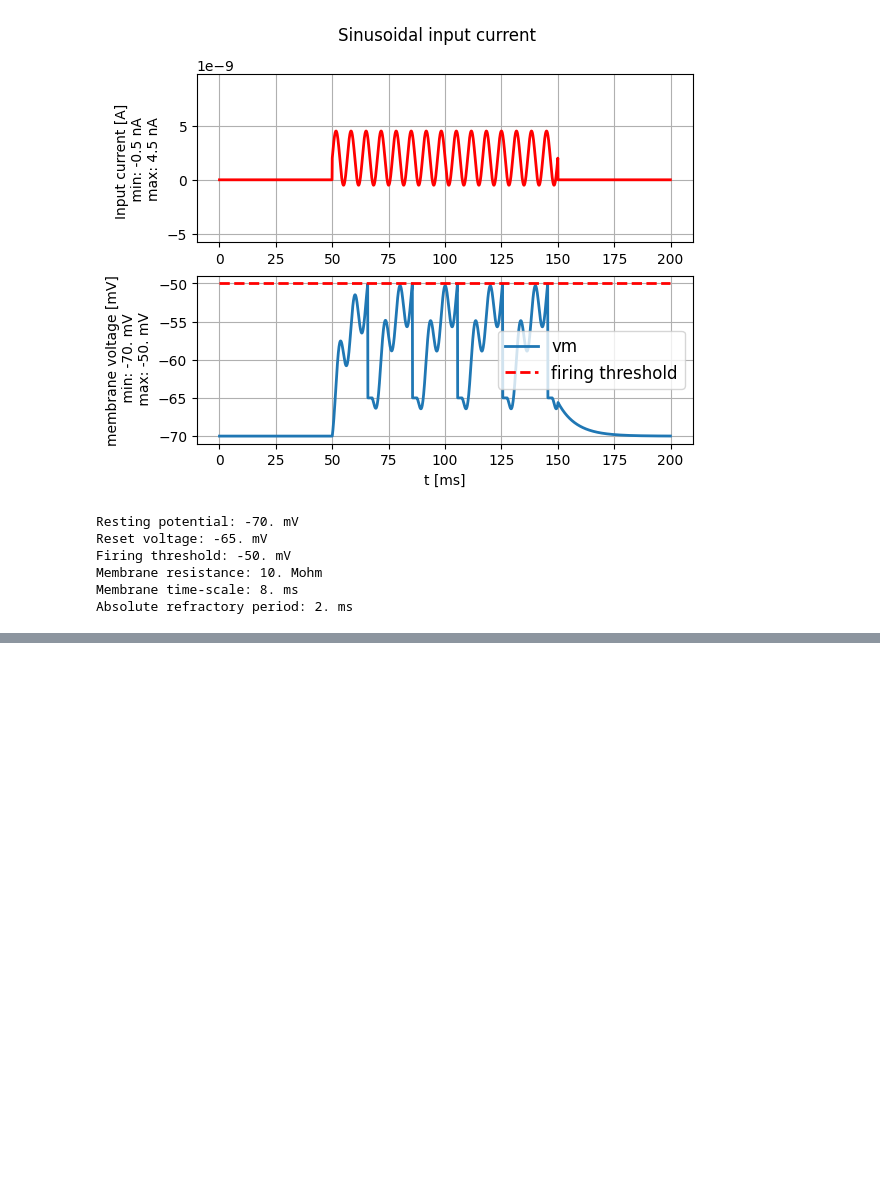
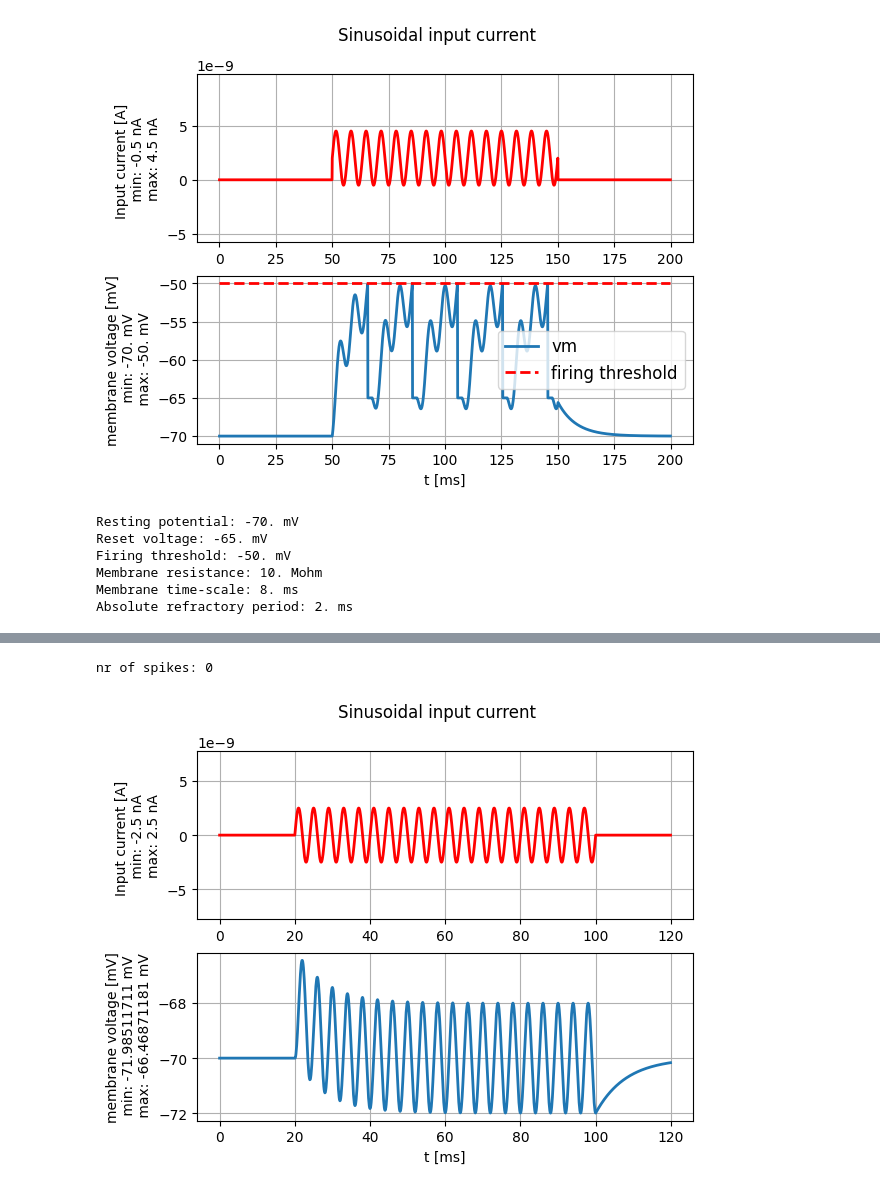
Before and after one commit to HyunsuLee/neural_dynamic_tutorial, a Jupyter notebook: tuto1.ipynb, the cells around one changed output, grey strips where cells are left out. Saved outputs shown, nothing was run; the diff lists cells and outputs as text; code cells hidden in the pictures; blank space fills up the shorter version.

```diff
--- a/tuto1.ipynb
+++ b/tuto1.ipynb
@@ -55,0 +111,15 @@ nr of spikes: 4
+# %%
+# note the higher resolution when discretizing the sine wave: we specify unit_time=0.1 * b2.ms
+sinusoidal_current = input_factory.get_sinusoidal_current(200, 1000, unit_time=0.1 * b2.ms,
+                                            amplitude= 2.5 * b2.namp, frequency=250*b2.Hz,
+                                            direct_current=0. * b2.namp)
+
+# run the LIF model. By setting the firing threshold to to a high value, we make sure to stay in the linear (non spiking) regime.
+(state_monitor, spike_monitor) = LIF.simulate_LIF_neuron(input_current=sinusoidal_current, simulation_time = 120 * b2.ms, firing_threshold=0*b2.mV)
+
+# plot the membrane voltage
+plot_tools.plot_voltage_and_current_traces(state_monitor, sinusoidal_current, title="Sinusoidal input current")
+print("nr of spikes: {}".format(spike_monitor.count[0]))
+# %% [output]
+nr of spikes: 0
+[figure, added]
```
Also changed, not shown: parts of 14 cells of this notebook.
